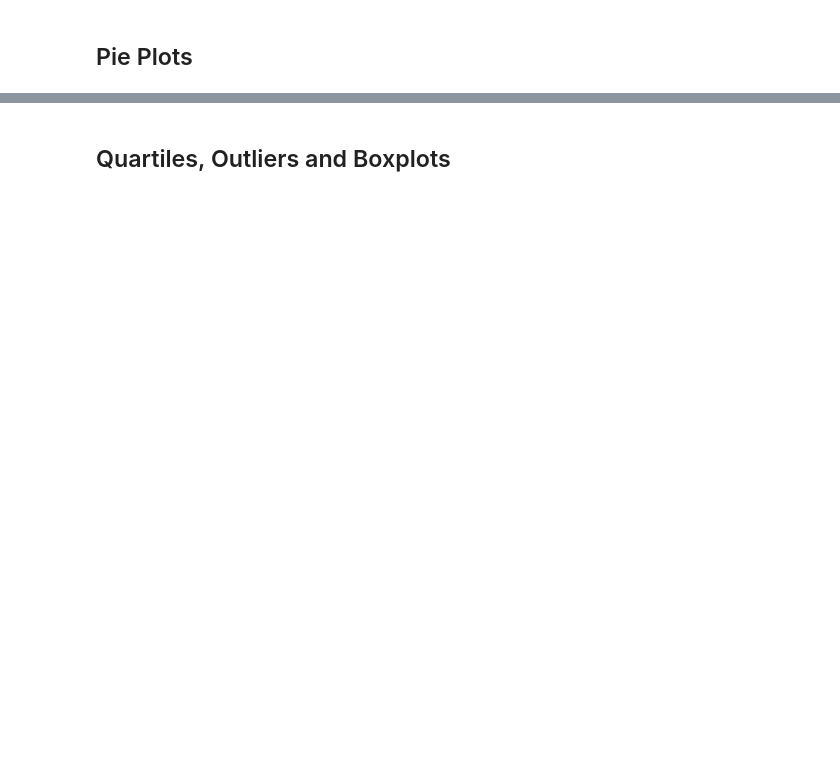
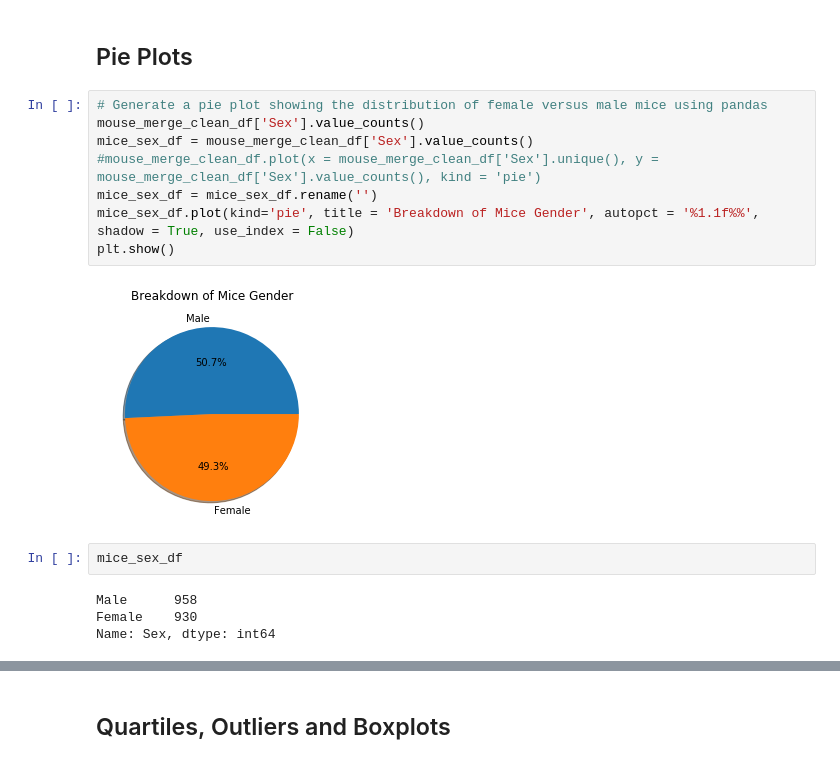
Before and after one commit to theaddies/05-Matplotlib, a Jupyter notebook: Pymaceuticals/pymaceuticals_starter.ipynb, the cells around one changed output, grey strips where cells are left out. Cells and saved outputs as stored; diff of their text form; blank space fills up the shorter version.

Commit message:
both pie charts complete

```diff
--- a/Pymaceuticals/pymaceuticals_starter.ipynb
+++ b/Pymaceuticals/pymaceuticals_starter.ipynb
@@ -428,3 +428,19 @@ plt.show()
 # %% [markdown]
 ## Pie Plots
+# %%
+# Generate a pie plot showing the distribution of female versus male mice using pandas
+mouse_merge_clean_df['Sex'].value_counts()
+mice_sex_df = mouse_merge_clean_df['Sex'].value_counts()
+#mouse_merge_clean_df.plot(x = mouse_merge_clean_df['Sex'].unique(), y = mouse_merge_clean_df['Sex'].value_counts(), kind = 'pie')
+mice_sex_df = mice_sex_df.rename('')
+mice_sex_df.plot(kind='pie', title = 'Breakdown of Mice Gender', autopct = '%1.1f%%', shadow = True, use_index = False)
+plt.show()
+# %% [output]
+[figure, added]
+# %%
+mice_sex_df
+# %% [output]
+Male      958
+Female    930
+Name: Sex, dtype: int64
 # %%
```
Also changed, not shown: parts of 6 cells of this notebook.
